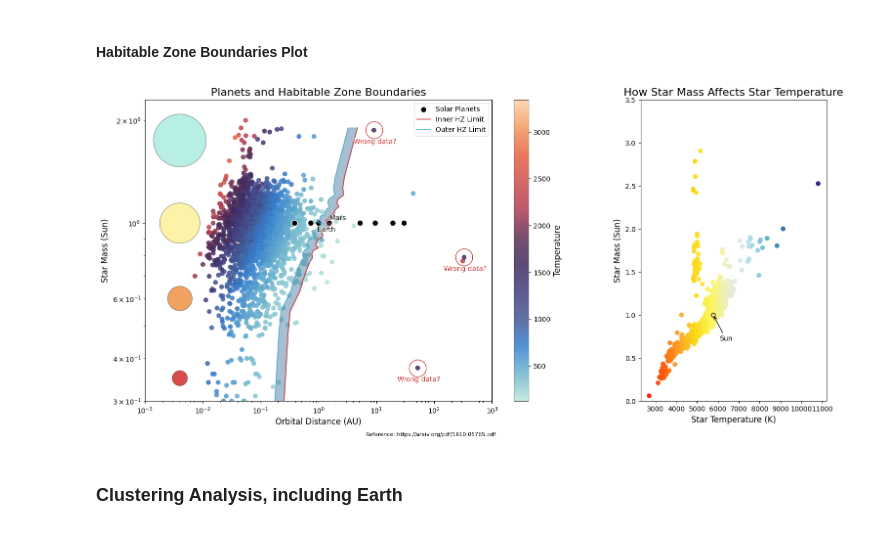
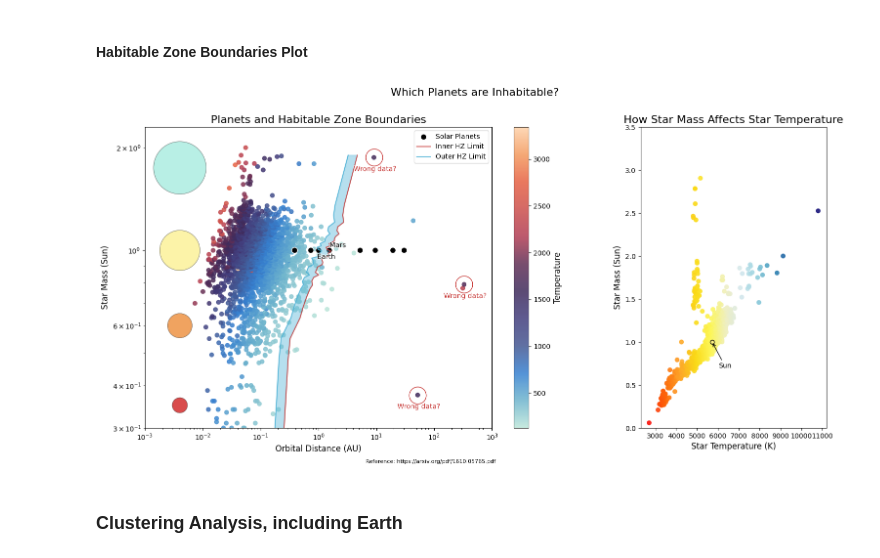
Before and after one commit to ztsv-av/mads_data_visualization, a Jupyter notebook: product.ipynb, the cells around one changed output. Cells and saved outputs as stored; diff of their text form; code cells hidden in the pictures.

```diff
--- a/product.ipynb
+++ b/product.ipynb
@@ -130,15 +141,6 @@ AXIS_TITLE_SIZE = 12
 # %% [markdown]
 ## Exoplanets
 # %%
-descriptions = pd.read_csv(EXOPLANETS_PATH, nrows=EXOPLANETS_HEADER - 1)[2:-1].iloc[:, 0].tolist()
-column_descriptions = {}
-for item in descriptions:
-    parts = item.split(':')
-    if len(parts) == 2:
-        key = parts[0].strip().split()[-1]
-        value = parts[1].strip()
-        column_descriptions[key] = value
-
 columns_considered = [
     'pl_name', 'hostname', 'disc_year', 'discoverymethod',
     'pl_controv_flag', 'sy_snum', 'sy_pnum', 'sy_mnum',
@@ -149,12 +151,13 @@ columns_considered = [
     'st_logg', 'st_age', 'st_dens', 'st_vsin',
     'sy_dist', 'ra', 'dec'
 ]
+# read exoplanets data
+# only use columns specified in 'columns_considered'
 exoplanets_dirty = pd.read_csv(EXOPLANETS_PATH, header=EXOPLANETS_HEADER, usecols=columns_considered, index_col=None)
 
+# remove duplicates
 columns_group = ['pl_name', 'hostname', 'disc_year', 'discoverymethod']
 exoplanets = exoplanets_dirty.groupby(columns_group).mean()
 exoplanets = exoplanets.reset_index()
-
-exoplanets['sy_dist_log'] = np.log10(exoplanets['sy_dist'])
 # %% [markdown]
 ## Solar Planets
@@ -542,21 +624,28 @@ solarplanets_hab_in = solarplanets[(solarplanets['pl_orbsmax'] > solarplanets['h
 # %% [markdown]
 #### Habitable Zone Boundaries Plot
 # %%
+# define figure, grid for 2 plots
 fig = plt.figure(figsize=(18, 8))
 gridspan = fig.add_gridspec(1, 2, width_ratios=[7, 3])
+
 ax1 = fig.add_subplot(gridspan[0, 0])
 ax2 = fig.add_subplot(gridspan[0, 1])
 
+# define first scatter plot
+# include solar planets for reference
 scatter_exoplanets = ax1.scatter(x=exoplanets_hab['pl_orbsmax'], y=exoplanets_hab['st_mass'], c=exoplanets_hab['pl_eqt'], alpha=0.85, cmap=COLOR_CMAP)
 ax1.scatter(x=solarplanets['pl_orbsmax'], y=solarplanets['st_mass'], label='Solar Planets', s=75, color='black', edgecolor='white', alpha=1)
-
+# add line for habitable zone boundaries, but only pick every 81 planet for the line
+# otherwise the line is difficult to interpet due to the high variations
 ax1.plot(exoplanets_hab['hab_zone_inner'][::81], exoplanets_hab['st_mass'][::81], label='Inner HZ Limit', color=PRIMARY_COLOR_END, alpha=0.8)
 ax1.plot(exoplanets_hab['hab_zone_outer'][::81], exoplanets_hab['st_mass'][::81], label='Outer HZ Limit', color=PRIMARY_COLOR_START, alpha=0.8)
 inner_limit = exoplanets_hab['hab_zone_inner'][::81]
 outer_limit = exoplanets_hab['hab_zone_outer'][::81]
 st_mass = exoplanets_hab['st_mass'][::81]
-ax1.fill_betweenx(st_mass, inner_limit, outer_limit, color='#22628e', alpha=0.4)
+# add coloring between the boundaries
+ax1.fill_betweenx(st_mass, inner_limit, outer_limit, color=PRIMARY_COLOR_START, alpha=0.4)
 
+# add Mars and Earth labels
 planet_names = ['Earth', 'Mars']
 planet_text_xys = [(25, -15), (25, 2)]
 for planet_name, planet_text_xy in zip(planet_names, planet_text_xys):
@@ -572,6 +661,7 @@ for planet_name, planet_text_xy in zip(planet_names, planet_text_xys):
         path_effects=[pe.withStroke(linewidth=1.5, foreground="white")]
 )
 
+# add 4 stars that grow in size according to its mass on the very left of the first plot
 star_x = 10**(-3)*4
 star_y = [0.35, 0.6, 1, 1.75]
 star_sizes = [500, 1300, 3500, 6000]
@@ -579,41 +669,49 @@ star_colors = ['#c90000', '#eb7c1c', STAR_COLOR, '#9be9da']
 for idx, _ in enumerate(star_y):
     ax1.scatter(x=star_x, y=star_y[idx], s=star_sizes[idx], marker='o', color=star_colors[idx], edgecolors='black', linewidth=0.5, alpha=0.7)
 
+# label outliers on the plot
 outliers_x = outliers_hab['pl_orbsmax']
 outliers_y = outliers_hab['st_mass']
 for x, y in zip(outliers_x, outliers_y):
     ax1.plot(x, y, marker='o', ms=25, mfc='none', mec=PRIMARY_COLOR_END)
     ax1.annotate(
         'Wrong data?', (x, y), textcoords="offset points", xytext=(-30,-20), ha='left',
         fontsize=10, color=PRIMARY_COLOR_END, path_effects=[pe.withStroke(linewidth=1.5, foreground="white")]
     )
 
+# scale data, set limits
 ax1.set_xscale('log')
 ax1.set_yscale('log')
 ax1.set_xlim(10**(-3), 10**3)
 ax1.set_ylim(0.3, 10**0+1.3)
 
+# create colorbar for planets' temperatures
 cbar = plt.colorbar(scatter_exoplanets, orientation='vertical', ax=ax1)
 cbar.set_label('Temperature', fontsize=AXIS_TITLE_SIZE)
+
 ax1.set_title('Planets and Habitable Zone Boundaries', fontsize=TITLE_SIZE)
 ax1.set_xlabel('Orbital Distance (AU)', fontsize=AXIS_TITLE_SIZE)
 ax1.set_ylabel('Star Mass (Sun)', fontsize=AXIS_TITLE_SIZE)
 ax1.legend(loc='upper right')
+# add a reference to the paper which demostrates similar plot for habitable zone boundaries
 reference_text = 'Reference: https://arxiv.org/pdf/1610.05765.pdf'
 fig.text(0.45, 0.02, reference_text, wrap=True, horizontalalignment='center', fontsize=8)
 
+# create 2nd scatter plot
 scatter_stars = ax2.scatter(x=exoplanets_hab['st_teff'], y=exoplanets_hab['st_mass'], c=exoplanets_hab['st_teff'], alpha=0.9, cmap=STAR_COLOR_CMAP)
-ax2.scatter(sun_temperature, 1, color=STAR_COLOR, edgecolor='black', marker='o', label='Sun')
-ax2.annotate('Sun', xy=(sun_temperature, 1), xytext=(sun_temperature + 300, 0.7), arrowprops=dict(facecolor='black', arrowstyle='->'))
+ax2.scatter(solarplanets['st_teff'].values[0], 1, color=STAR_COLOR, edgecolor='black', marker='o', label='Sun')
+# add 'Sun' label and arrow pointing to it
+ax2.annotate('Sun', xy=(solarplanets['st_teff'].values[0], 1), xytext=(solarplanets['st_teff'].values[0] + 300, 0.7), arrowprops=dict(facecolor='black', arrowstyle='->'))
 ax2.set_ylim(0, 3.5)
 ax2.set_title('How Star Mass Affects Star Temperature', fontsize=TITLE_SIZE)
 ax2.set_xlabel('Star Temperature (K)', fontsize=AXIS_TITLE_SIZE)
 ax2.set_ylabel('Star Mass (Sun)', fontsize=AXIS_TITLE_SIZE)
 
+fig.suptitle("Which Planets are Inhabitable?", fontsize=TITLE_SIZE)
 plt.savefig(f"{PLOTS_SAVE_DIR}habitable_zone", bbox_inches='tight')
 plt.show()
 # %% [output]
-[figure, old version]
+[figure, new version]
 # %% [markdown]
 ### Clustering Analysis, including Earth
 # %% [markdown]
```
Also changed, not shown: parts of 17 cells of this notebook.
